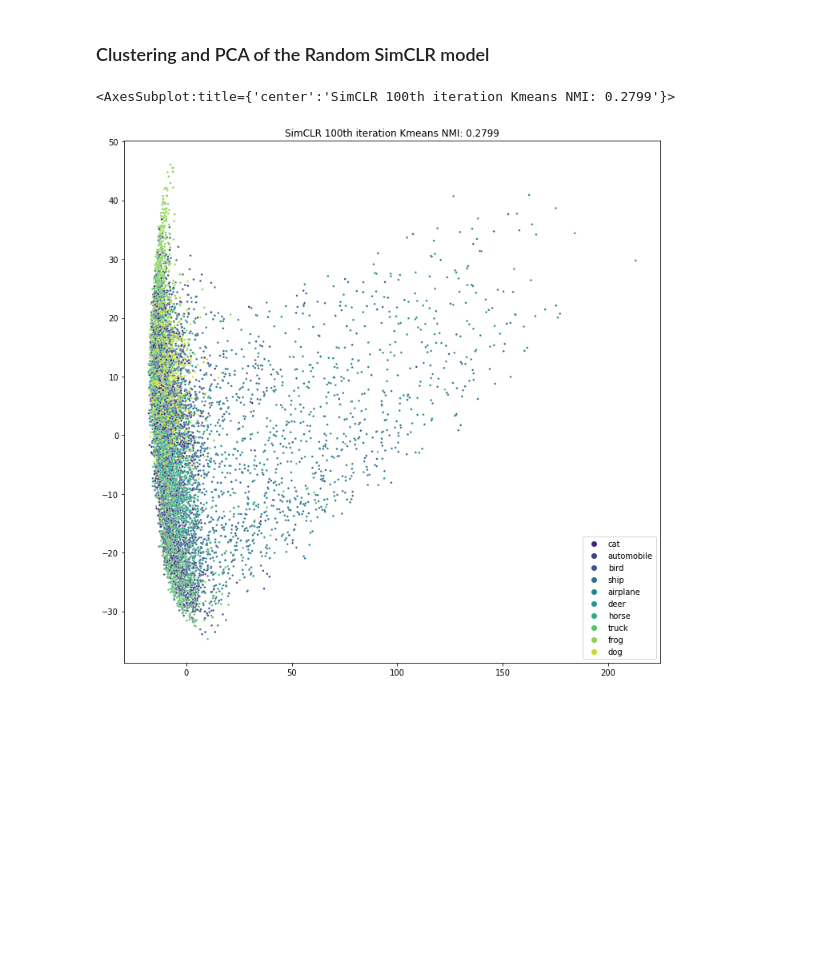
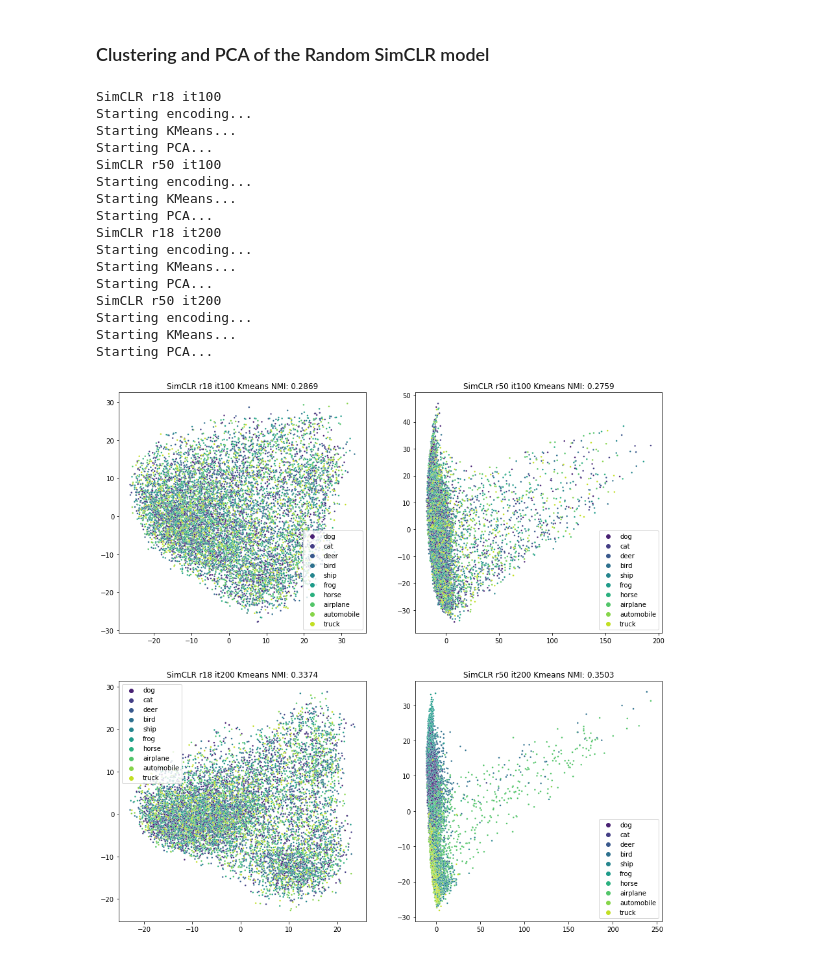
Before and after one commit to AlinaGodun/dcl_b, a Jupyter notebook: ResNet50_Analysis.ipynb, the cells around one changed output. Cells and saved outputs as stored; diff of their text form; code cells hidden in the pictures; blank space fills up the shorter version.

```diff
--- a/ResNet50_Analysis.ipynb
+++ b/ResNet50_Analysis.ipynb
@@ -155,25 +101,55 @@ colors_classes = {i: color_class for i, color_class in zip(range(len(test_data.c
 # %%
-model = SimCLR(resnet_model='resnet50')
+for iteration in iterations:
+    for resnet in resnets:
+        model = SimCLR(resnet_model=f'resnet{resnet}')
 
-state_dict = torch.load(f'trained_models/pretrained_SimCLR_r50_100.pth', map_location='cpu')
-model.load_state_dict(state_dict)
-ver = f'100th iteration'
+        state_dict = torch.load(f'trained_models/pretrained_SimCLR_r{resnet}_{iteration}.pth', map_location='cpu')
+        model.load_state_dict(state_dict)
+        ver = f'r{resnet} it{iteration}'
 
-embedded_data, labels = encode_batchwise(testloader, model, device)
-lable_classes=[colors_classes[l] for l in labels]
+        print(f'SimCLR {ver}')
+        print('Starting encoding...')
+        embedded_data, labels = encode_batchwise(testloader, model, device)
+        lable_classes=[colors_classes[l] for l in labels]
 
-n_clusters = len(set(labels))
-kmeans = KMeans(n_clusters=n_clusters)
-kmeans.fit(embedded_data)
-nmi = normalized_mutual_info_score(labels, kmeans.labels_)
+        print('Starting KMeans...')
+        n_clusters = len(set(labels))
+        kmeans = KMeans(n_clusters=n_clusters)
+        kmeans.fit(embedded_data)
+        nmi = normalized_mutual_info_score(labels, kmeans.labels_)
+        nmis[ver] = nmi
 
-pca = PCA(n_components=2)
-reduced_data = pca.fit_transform(embedded_data)
+        print('Starting PCA...')
+        pca = PCA(n_components=2)
+        reduced_data = pca.fit_transform(embedded_data)
+        pcas[ver] = reduced_data
 
-fig, ax = plt.subplots(figsize=(12,12))
-ax.set_title(f'SimCLR {ver} Kmeans NMI: {nmi:.4f}')
-sns.scatterplot(x=reduced_data[:,0], y=reduced_data[:,1], hue=lable_classes, s=7, palette='viridis')
+#         ax.set_title(f'SimCLR {ver} Kmeans NMI: {nmi:.4f}')
+#         sns.scatterplot(x=reduced_data[:,0], y=reduced_data[:,1], hue=lable_classes, s=7, palette='viridis')
 # %% [output]
-<AxesSubplot:title={'center':'SimCLR 100th iteration Kmeans NMI: 0.2799'}>
+SimCLR r18 it100
+Starting encoding...
+Starting KMeans...
+Starting PCA...
+SimCLR r50 it100
+Starting encoding...
+Starting KMeans...
+Starting PCA...
+SimCLR r18 it200
+Starting encoding...
+Starting KMeans...
+Starting PCA...
+SimCLR r50 it200
+Starting encoding...
+Starting KMeans...
+Starting PCA...
-[figure, removed]
+# %%
+fig, axes = plt.subplots(2,2, figsize=(15,15))
+axes = axes.flatten()
+
+for i, ver in enumerate(nmis.keys()):
+    axes[i].set_title(f'SimCLR {ver} Kmeans NMI: {nmis[ver]:.4f}')
+    sns.scatterplot(ax=axes[i], x=pcas[ver][:,0], y=pcas[ver][:,1], hue=lable_classes, s=7, palette='viridis')
+# %% [output]
+[figure, added]
 # %% [markdown]
```
Also changed, not shown: parts of 21 cells of this notebook, 8 other files.
